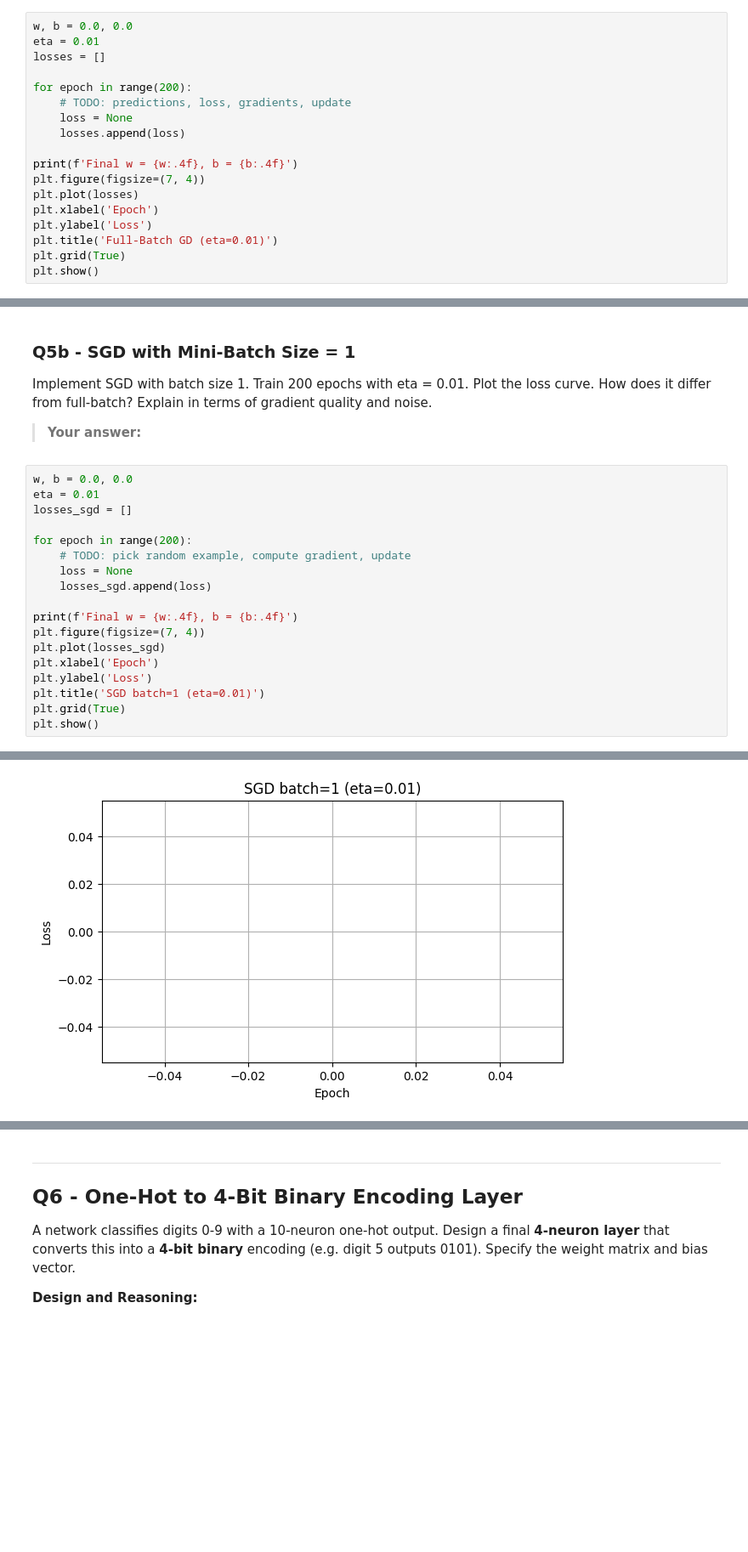
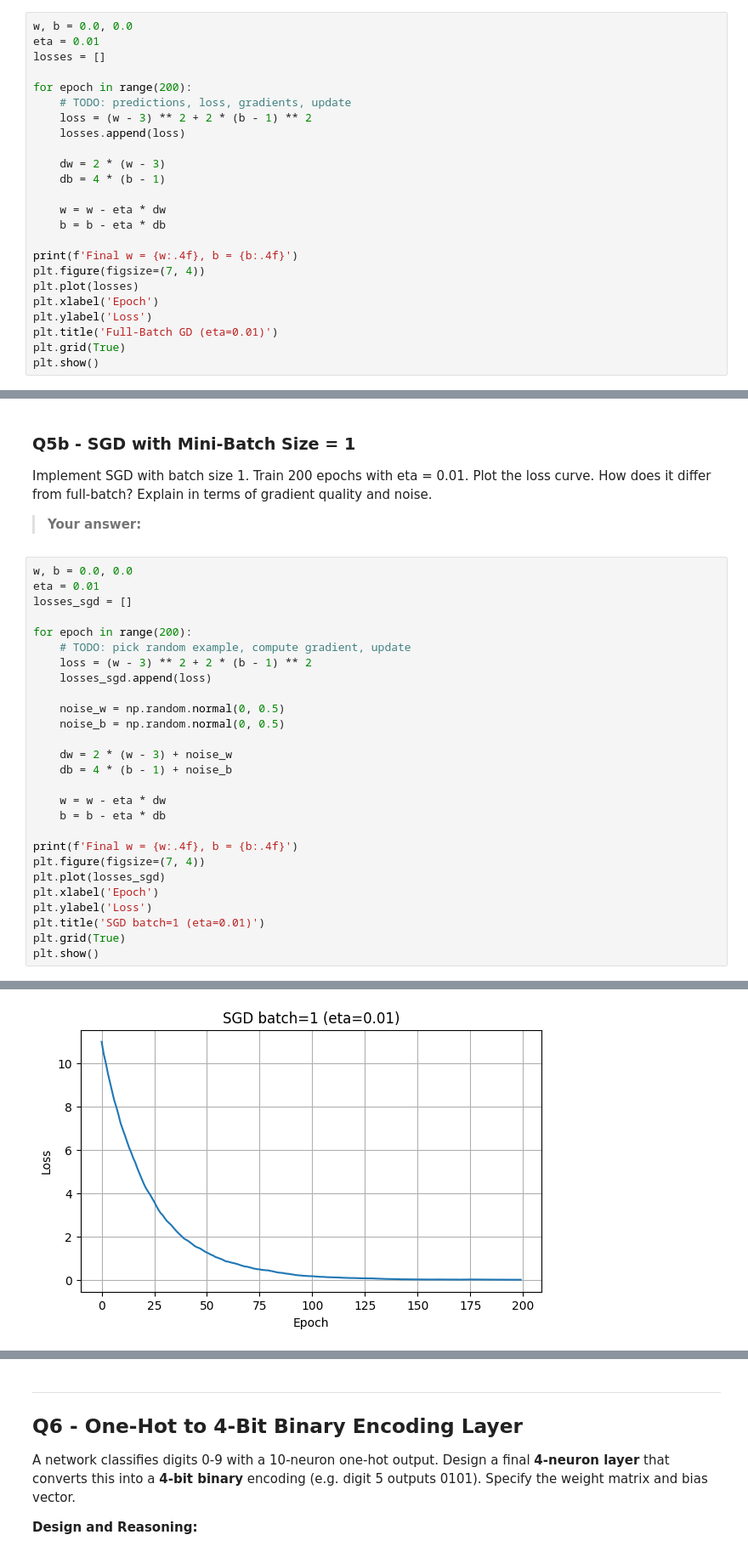
Before and after one commit to Stamatics-NumberstoNeurons/assignment2-karishmas0, a Jupyter notebook: Assignment_2_N2N.ipynb, the cells around one changed output, grey strips where cells are left out. Shown at 85% size. Drawn from its saved outputs; the diff is of its cells as text; blank space fills up the shorter version.

```diff
--- a/Assignment_2_N2N.ipynb
+++ b/Assignment_2_N2N.ipynb
@@ -370,8 +440,14 @@ losses = []
 
 for epoch in range(200):
     # TODO: predictions, loss, gradients, update
-    loss = None
+    loss = (w - 3) ** 2 + 2 * (b - 1) ** 2
     losses.append(loss)
+
+    dw = 2 * (w - 3)
+    db = 4 * (b - 1)
+
+    w = w - eta * dw
+    b = b - eta * db
 
 print(f'Final w = {w:.4f}, b = {b:.4f}')
 plt.figure(figsize=(7, 4))
@@ -397,8 +473,17 @@ losses_sgd = []
 
 for epoch in range(200):
     # TODO: pick random example, compute gradient, update
-    loss = None
+    loss = (w - 3) ** 2 + 2 * (b - 1) ** 2
     losses_sgd.append(loss)
+
+    noise_w = np.random.normal(0, 0.5)
+    noise_b = np.random.normal(0, 0.5)
+
+    dw = 2 * (w - 3) + noise_w
+    db = 4 * (b - 1) + noise_b
+
+    w = w - eta * dw
+    b = b - eta * db
 
 print(f'Final w = {w:.4f}, b = {b:.4f}')
 plt.figure(figsize=(7, 4))
@@ -413,4 +498,4 @@ Final w = 0.0000, b = 0.0000
-[figure, old version]
+[figure, new version]
 # %% [markdown]
 ### Q5c - Divergence with eta = 0.5
 
```
Also changed, not shown: parts of 14 cells of this notebook.
